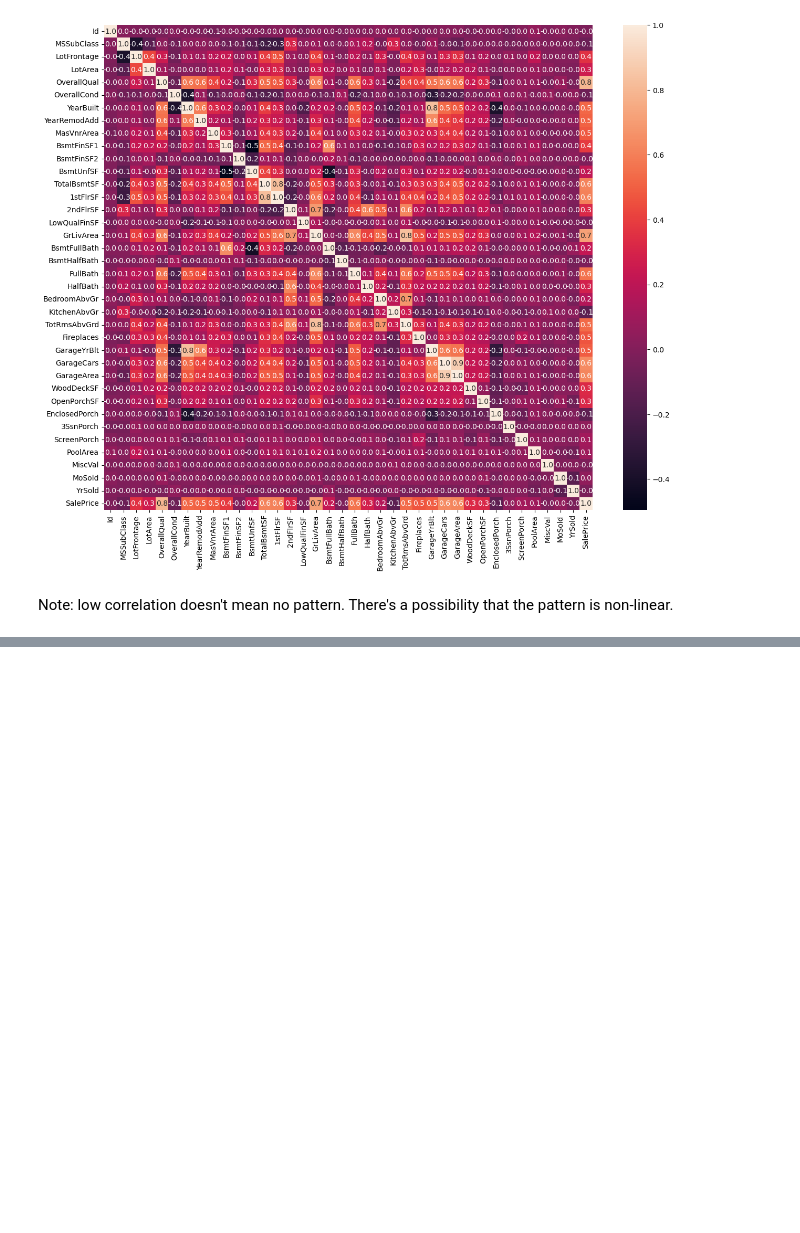
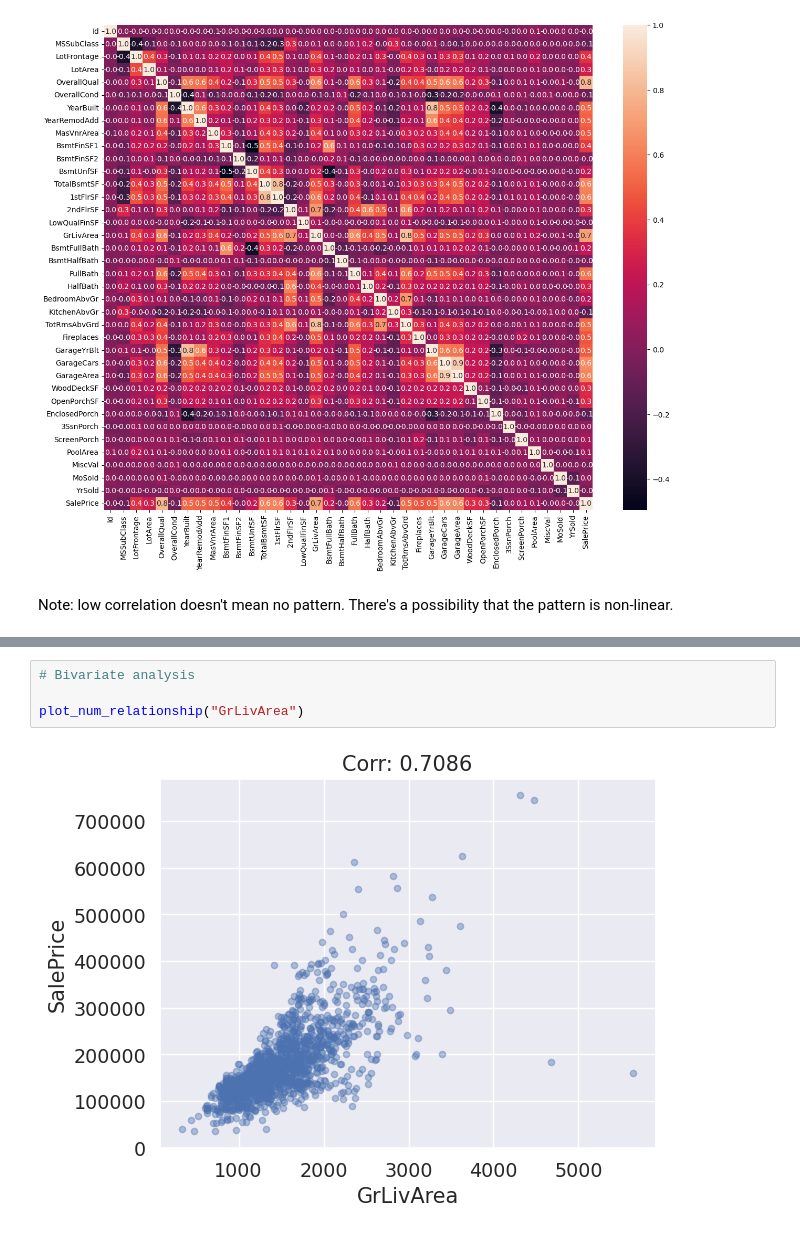
Before and after one commit to Cheslaff/HandsOnML, a Jupyter notebook: Practice/House Price Prediction/main.ipynb, the cells around one changed output, grey strips where cells are left out. Cells and saved outputs as stored; diff of their text form; blank space fills up the shorter version.

```diff
--- a/Practice/House Price Prediction/main.ipynb
+++ b/Practice/House Price Prediction/main.ipynb
@@ -165,0 +265,6 @@ Note: low correlation doesn't mean no pattern. There's a possibility that the pa
+# %%
+# Bivariate analysis
+
+plot_num_relationship("GrLivArea")
+# %% [output]
+[figure, added]
```
Also changed, not shown: parts of 10 cells of this notebook.
